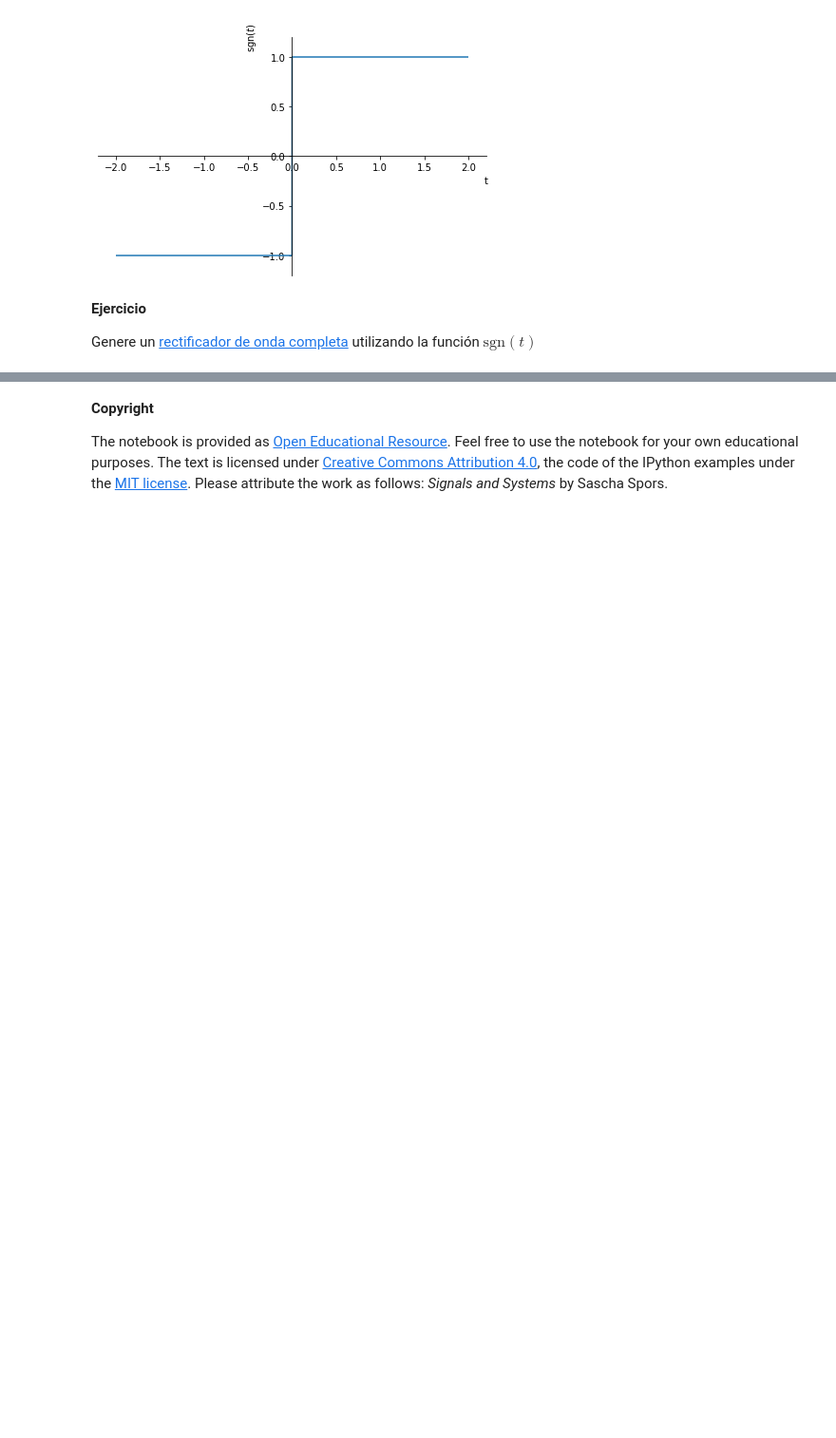
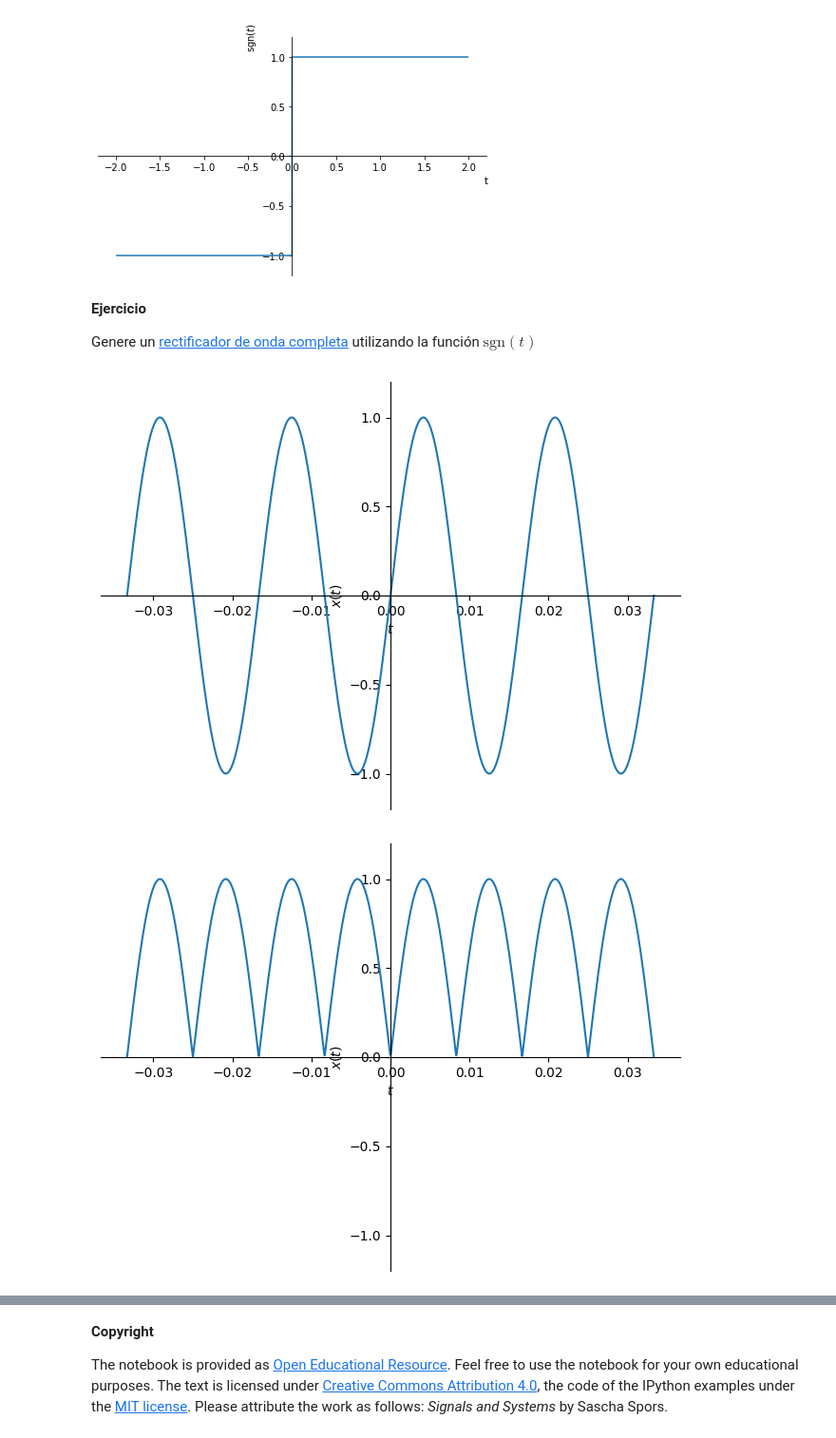
Before and after one commit to SlLeonn/SenalesySistemas, a Jupyter notebook: Cuaderno2.ipynb, the cells around one changed output, grey strips where cells are left out. Shown: that part at 95% size. Cells and saved outputs as stored; diff of their text form; code cells hidden in the pictures; blank space fills up the shorter version.

```diff
--- a/Cuaderno2.ipynb
+++ b/Cuaderno2.ipynb
@@ -305,3 +338,14 @@ sym.plot(sgn, (t, -2, 2), ylim=[-1.2, 1.2], ylabel=r'sgn$(t)$');
 **Ejercicio**
 
 Genere un [rectificador de onda completa](https://en.wikipedia.org/wiki/Rectifier#Full-wave_rectification) utilizando la función $\text{sgn}(t)$
+# %%
+import numpy as np
+omega = 2*np.pi*60
+To = 1/60
+x = sym.sin(omega*t)
+sym.plot(x, (t, -2*To, 2*To), ylim=[-1.2, 1.2], ylabel=r'$x(t)$');
+sym.plot(sym.Abs(x), (t, -2*To, 2*To), ylim=[-1.2, 1.2], ylabel=r'$x(t)$');
+sym.plot(sym.sign(x)*x, (t, -2*To, 2*To), ylim=[-1.2, 1.2], ylabel=r'$x(t)$');
+# %% [output]
+[figure, added]
+[figure, added]
```
Also changed, not shown: parts of 17 cells of this notebook.
